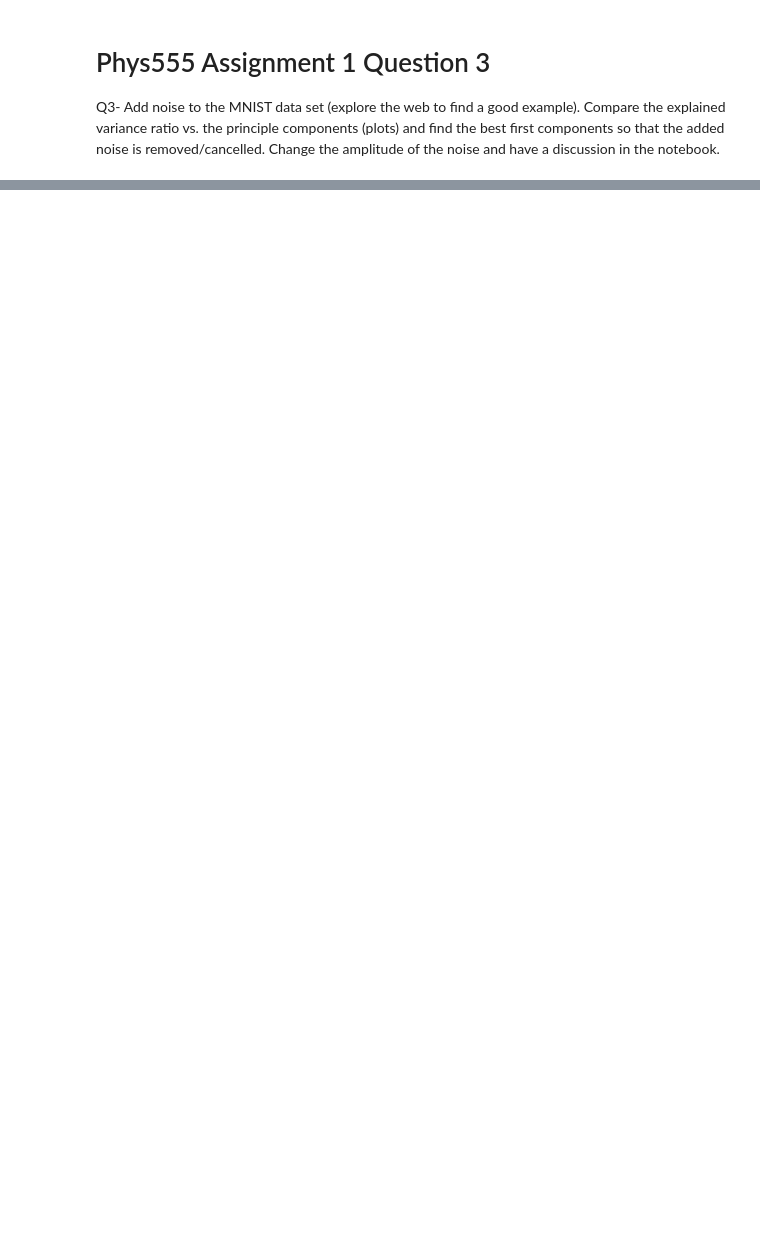
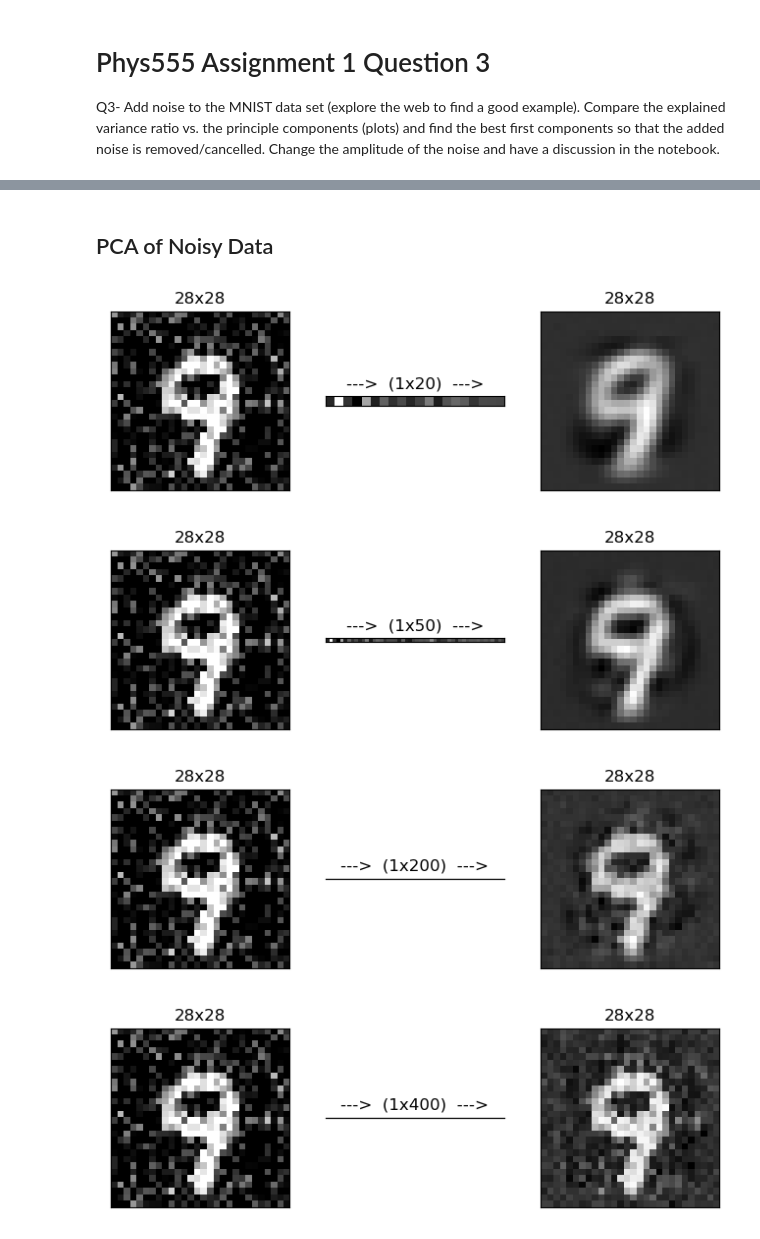
Before and after one commit to karlzam/school, a Jupyter notebook: phys555/assignment01/A1Q3-KZammit.ipynb, the cells around one changed output, grey strips where cells are left out. Drawn from its saved outputs; the diff is of its cells as text; code cells hidden in the pictures; blank space fills up the shorter version.

```diff
--- a/phys555/assignment01/A1Q3-KZammit.ipynb
+++ b/phys555/assignment01/A1Q3-KZammit.ipynb
@@ -161,0 +85,44 @@ for kc in [25]:
+# %% [markdown]
+## PCA of Noisy Data
+# %%
+### Noisy data plots
+n_pic = np.random.choice(np.arange(len(noisy_images_tr)))
+
+for kc in [20, 50, 200, 400]:
+    n_components=kc
+    pca=PCA(n_components=n_components)
+
+    # same thing as fit_transform from q1
+    pca.fit(noisy_images_tr)
+    inp_tr_pca_noisy = pca.transform(noisy_images_tr)
+
+    exp_var_pca_noisy = pca.explained_variance_ratio_
+    cum_sum_eigenvalues_noisy = np.cumsum(exp_var_pca_noisy)
+
+    plt.figure(n_pic, figsize=(8,8))
+    approximation = pca.inverse_transform(inp_tr_pca_noisy[n_pic]) # re-construct the image
+    fig = plt.figure(n_pic)
+
+    plt.subplot(1, 3, 1)
+    plt.imshow(noisy_images_tr[n_pic].reshape(28,28),cmap='gray')
+    plt.title('28x28')
+    plt.xticks([])
+    plt.yticks([])
+
+    plt.subplot(1, 3, 2)
+    plt.imshow(inp_tr_pca_noisy[n_pic].reshape((-1, n_components)),cmap='gray')
+    plt.title('--->  (1x'+str(n_components)+')  --->')
+    plt.xticks([])
+    plt.yticks([])
+
+    plt.subplot(1, 3, 3)
+    plt.imshow(approximation.reshape(28,28),cmap='gray')
+    plt.title('28x28')
+    plt.xticks([])
+    plt.yticks([])
+    plt.show()
+# %% [output]
+[figure, added]
+[figure, added]
+[figure, added]
+[figure, added]
```
Also changed, not shown: parts of 10 cells of this notebook, 1 other file.
